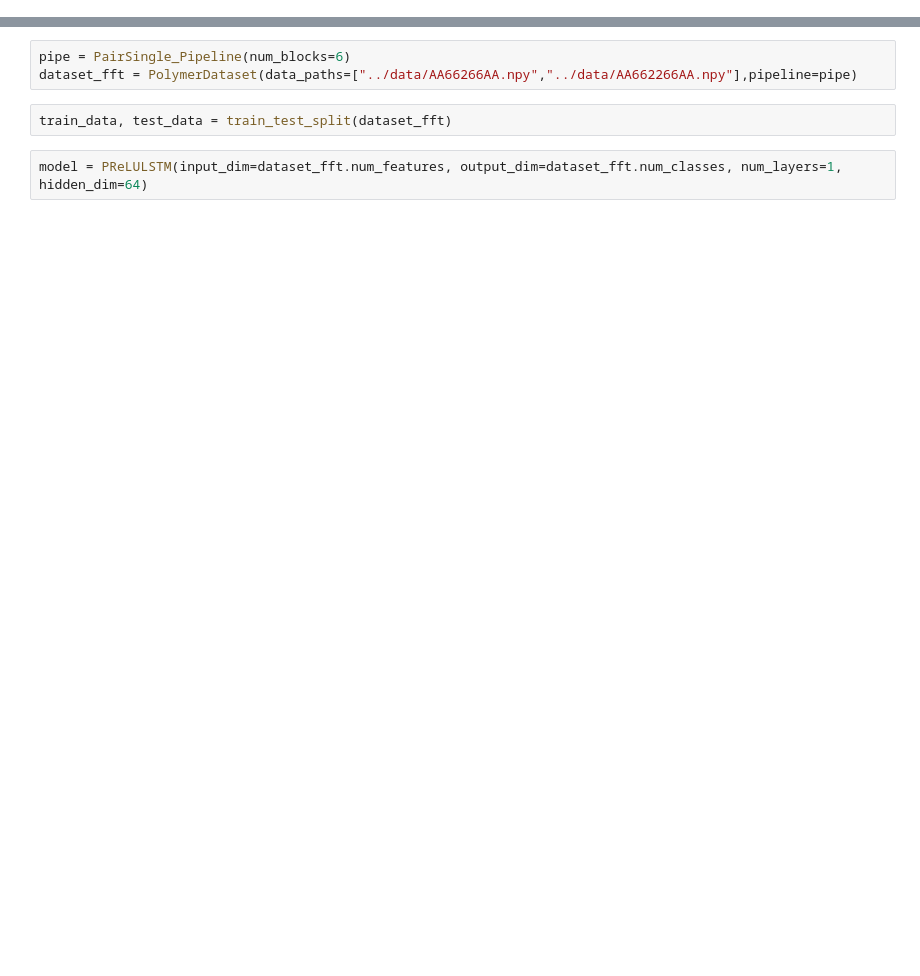
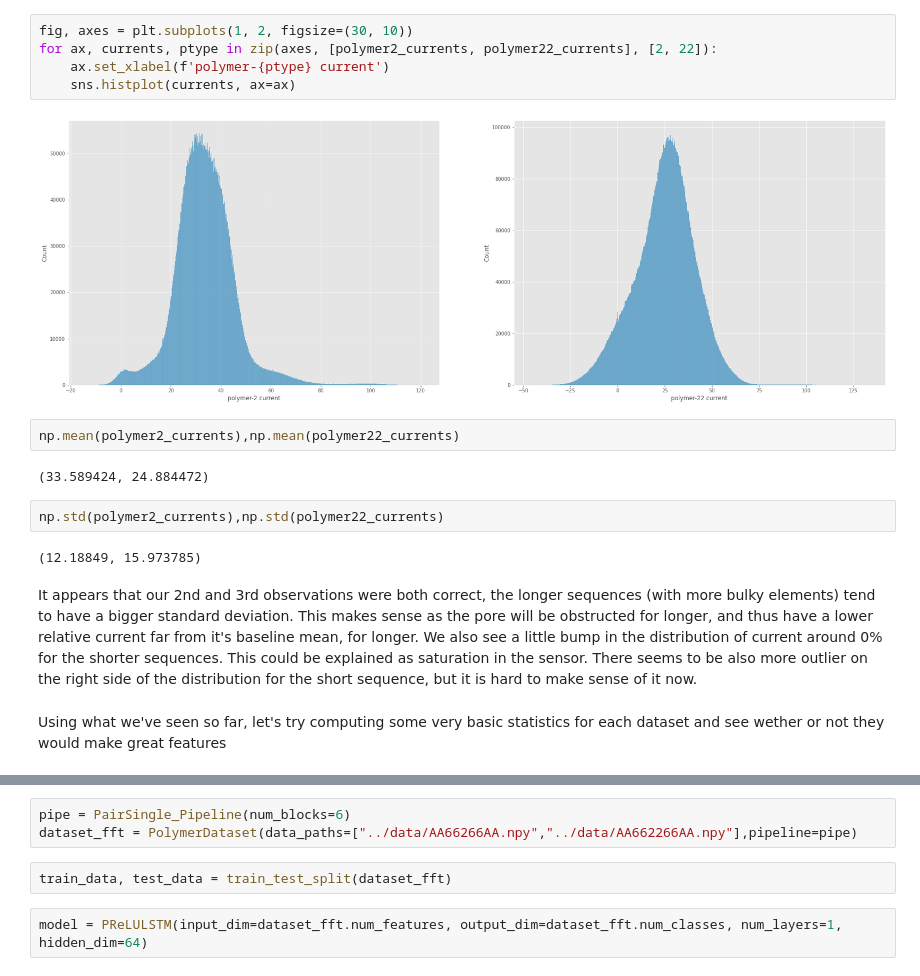
Before and after one commit to HaroldBenoit/ml4science-polymers, a Jupyter notebook: sequence_classification/polymer_2_22.ipynb, the cells around one changed output, grey strips where cells are left out. Drawn from its saved outputs; the diff is of its cells as text; blank space fills up the shorter version.

```diff
--- a/sequence_classification/polymer_2_22.ipynb
+++ b/sequence_classification/polymer_2_22.ipynb
@@ -34,0 +89,21 @@ The autoreload extension is already loaded. To reload it, use:
+# %%
+fig, axes = plt.subplots(1, 2, figsize=(30, 10))
+for ax, currents, ptype in zip(axes, [polymer2_currents, polymer22_currents], [2, 22]):
+    ax.set_xlabel(f'polymer-{ptype} current')
+    sns.histplot(currents, ax=ax)
+# %% [output]
+[figure, added]
+# %%
+np.mean(polymer2_currents),np.mean(polymer22_currents)
+# %% [output]
+(33.589424, 24.884472)
+# %%
+np.std(polymer2_currents),np.std(polymer22_currents)
+# %% [output]
+(12.18849, 15.973785)
+# %% [markdown]
+It appears that our 2nd and 3rd observations were both correct, the longer sequences (with more bulky elements) tend to have a bigger standard deviation. This makes sense as the pore will be obstructed for longer, and thus have a lower relative current far from it's baseline mean, for longer.
+We also see a little bump in the distribution of current around 0% for the shorter sequences. This could be explained as saturation in the sensor.
+There seems to be also more outlier on the right side of the distribution for the short sequence, but it is hard to make sense of it now.
+# %% [markdown]
+Using what we've seen so far, let's try computing some very basic statistics for each dataset and see wether or not they would make great features
```
Also changed, not shown: parts of 50 cells of this notebook.
